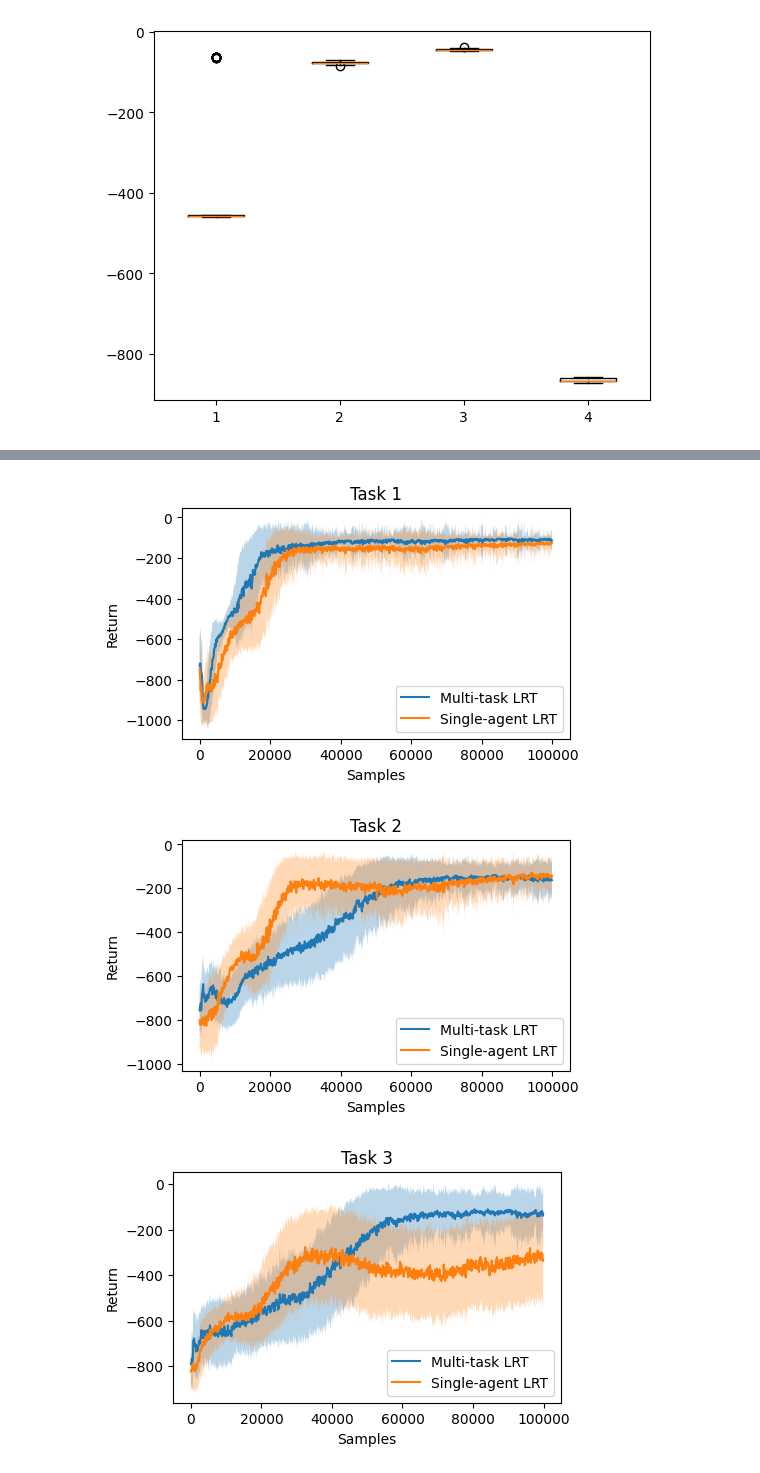
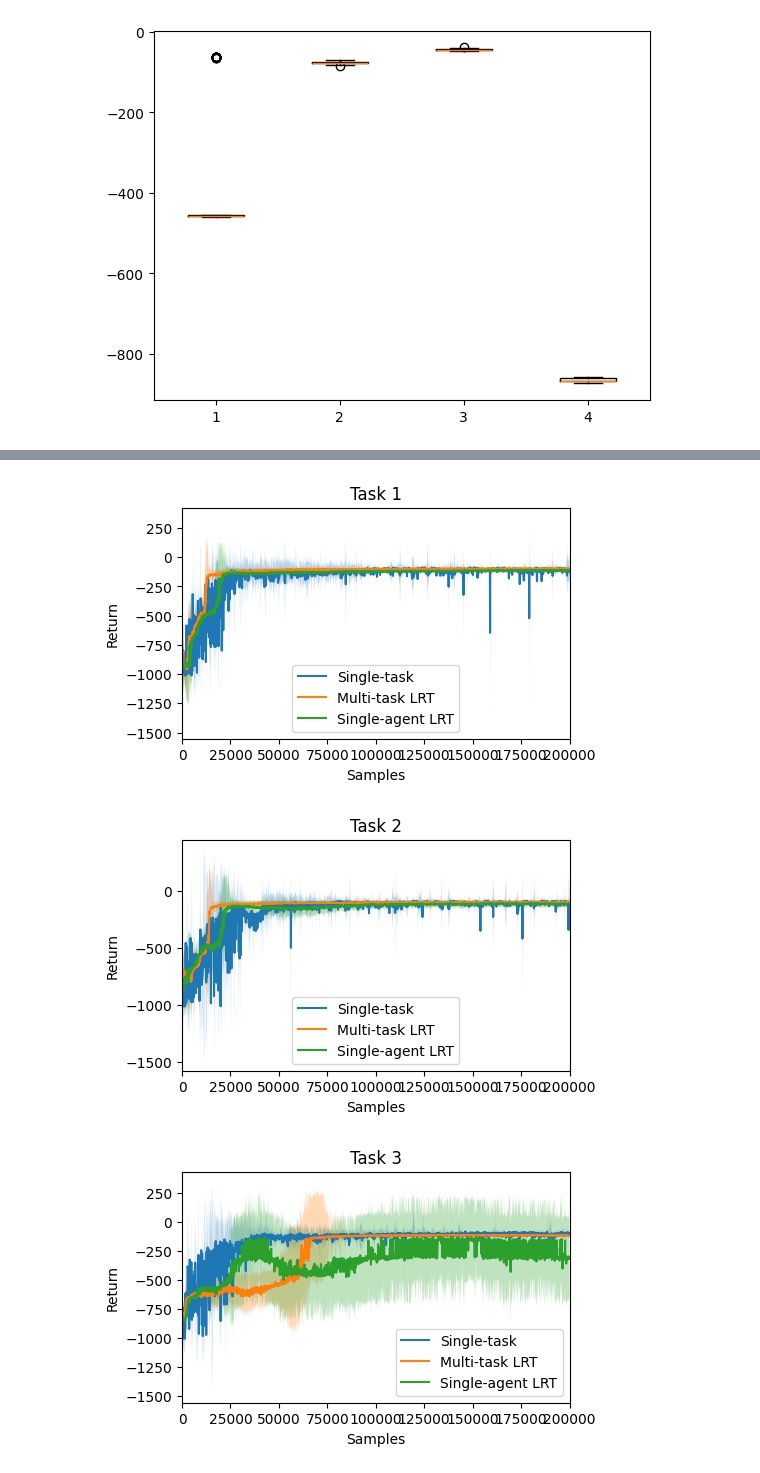
Before and after one commit to sergiorozada12/multi-task-lrrl, a Jupyter notebook: pendexp.ipynb, the cells around one changed output, grey strips where cells are left out. Cells and saved outputs as stored; diff of their text form; code cells hidden in the pictures.

```diff
--- a/pendexp.ipynb
+++ b/pendexp.ipynb
@@ -520,11 +520,11 @@ plt.show()
 arr_single_exp0 = np.load("results/e1_single_env0.npy")
 arr_single_exp1 = np.load("results/e1_single_env1.npy")
 arr_single_exp2 = np.load("results/e1_single_env2.npy")
-arr_single_exp3 = np.load("results/e1_single_env3.npy")
+arr_single_exp3 = np.load("results/e1_single_env1.npy")
 # arr_single_exp3 = np.load("results/e1_single_env4.npy")
 
 arrays = [arr_single_exp0, arr_single_exp1, arr_single_exp2, arr_single_exp3]
-
+"""
 max_cols = max(arr.shape[1] for arr in arrays)
 
 padded_arrays = []
@@ -535,8 +535,8 @@ for arr in arrays:
     else:
         padded_array = arr
     padded_arrays.append(padded_array)
-
-arr_single = np.stack(padded_arrays, axis=0)
+"""
+arr_single = np.stack(arrays, axis=0)
 # %%
 arr_multi = np.load("results/e2_multi.npy")
 arr_single_all = np.load("results/e3_single_all.npy")
@@ -547,26 +547,27 @@ arr_single_all = np.load("results/e3_single_all.npy")
 #arr_single_all[arr_single_all == 0.0] = None
 #arr_single[arr_single == 0.0] = None
 # %%
-#arr_single_mean = np.mean(arr_single, axis=0)
-#arr_single_std = np.std(arr_single, axis=0)
+arr_single_mean = np.median(arr_single, axis=0)
+arr_single_std = np.std(arr_single, axis=0)
+arr_single_std = np.percentile(arr_single, q=75, axis=0) - np.percentile(arr_single, q=25, axis=0)
 
-arr_multi_mean = np.mean(arr_multi, axis=0)
+arr_multi_mean = np.median(arr_multi, axis=0)
 arr_multi_std = np.std(arr_multi, axis=0)
+arr_multi_std = np.percentile(arr_multi, q=75, axis=0) - np.percentile(arr_multi, q=25, axis=0)
 
-arr_single_all_mean = np.mean(arr_single_all, axis=0)
+arr_single_all_mean = np.median(arr_single_all, axis=0)
 arr_single_all_std = np.std(arr_single_all, axis=0)
+arr_single_all_std = np.percentile(arr_single_all, q=75, axis=0) - np.percentile(arr_single_all, q=25, axis=0)
 # %%
 import numpy as np
 import matplotlib.pyplot as plt
 
 
 # List of matrices
-#matrices = [arr_single_mean, arr_multi_mean, arr_single_all_mean]
-#stds = [arr_single_std, arr_multi_std, arr_single_all_std]
+matrices = [arr_single_mean, arr_multi_mean, arr_single_all_mean]
+stds = [arr_single_std, arr_multi_std, arr_single_all_std]
+labels = ['Single-task', 'Multi-task LRT', 'Single-agent LRT']
 
-matrices = [arr_multi_mean, arr_single_all_mean]
-stds = [arr_multi_std, arr_single_all_std]
-labels = ['Multi-task LRT', 'Single-agent LRT']
 # Iterate over the rows (0 to 3)
 for i in range(4):
     plt.figure(figsize=(5, 3))  # Create a new figure for each row
@@ -584,6 +585,7 @@ for i in range(4):
     plt.title(f'Task {i}')
     plt.xlabel('Samples')
     plt.ylabel('Return')
+    plt.xlim(0, 200000)
     plt.legend()
     plt.show()
 # %% [output]
@@ -591,3 +593,3 @@ for i in range(4):
-[figure, old version]
+[figure, new version]
-[figure, old version]
+[figure, new version]
-[figure, old version]
+[figure, new version]
```
Also changed, not shown: parts of 3 cells of this notebook, 3 other files.
